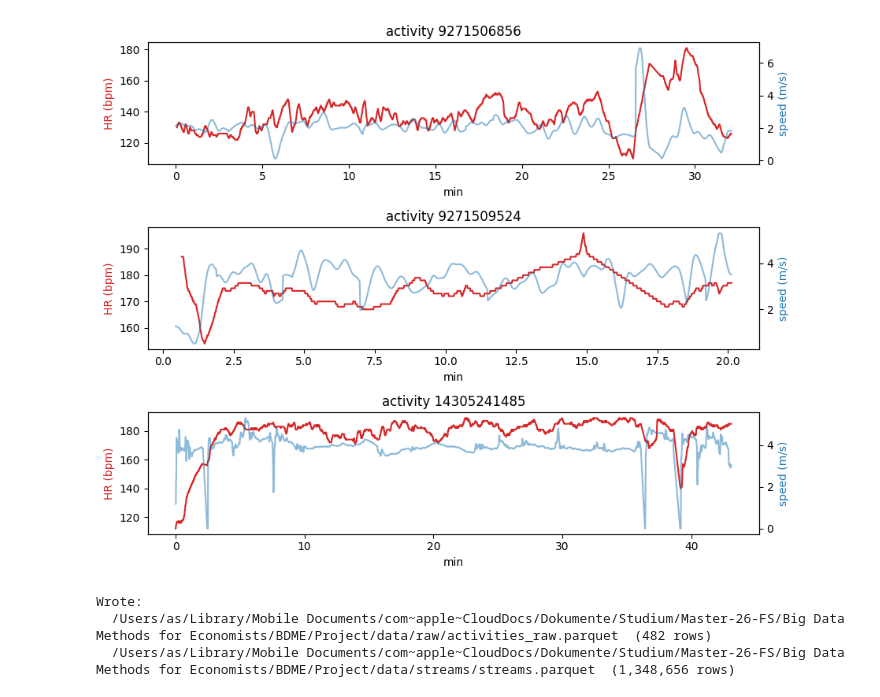
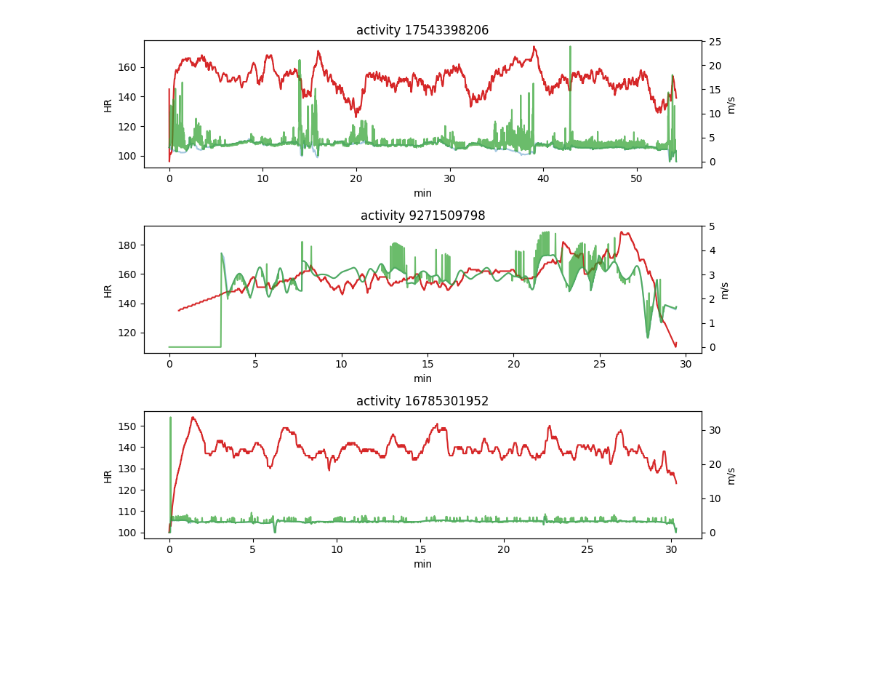
Before and after one commit to AlexS-1/BDME, a Jupyter notebook: Project/01_ingest.ipynb, the cells around one changed output. Cells and saved outputs as stored; diff of their text form; code cells hidden in the pictures; blank space fills up the shorter version.

```diff
--- a/Project/01_ingest.ipynb
+++ b/Project/01_ingest.ipynb
@@ -253,14 +379,15 @@ Parsed 482 non-empty streams, 0 errors
 # %%
-streams = pd.concat(parsed, ignore_index=True)
+streams = pd.concat(parsed_frames, ignore_index=True)
 
-# Enforce dtypes for compact parquet
 streams["activity_id"] = streams["activity_id"].astype("int64")
-streams["lat"] = streams["lat"].astype("float64")
-streams["lon"] = streams["lon"].astype("float64")
-for c in ["elapsed_s", "ele_m", "dist_m", "speed_mps", "hr_bpm", "cadence_rpm", "power_w", "temp_c"]:
+streams["discipline"]    = streams["discipline"].astype("category")
+streams["source_format"] = streams["source_format"].astype("category")
+for c in ("lat","lon"):
+    streams[c] = pd.to_numeric(streams[c], errors="coerce").astype("float64")
+for c in ("ele_m","dist_m","speed_mps","gap_speed_mps","hr_bpm","cadence_rpm","power_w","temp_c","elapsed_s"):
     streams[c] = pd.to_numeric(streams[c], errors="coerce").astype("float32")
-streams["source_format"] = streams["source_format"].astype("category")
-print("Stream rows:", len(streams))
+
+print(f"Stream rows: {len(streams):,}")
 print(streams.dtypes)
 streams.head()
 # %% [output]
@@ -318,37 +470,20 @@ Name: activities, dtype: int64
 # %%
 import matplotlib.pyplot as plt
 
-sample_ids = (
-    streams.drop_duplicates("activity_id")
-    .query("source_format == 'fit'")["activity_id"]
-    .sample(min(3, n_kept), random_state=0)
-    .tolist()
-)
-fig, axes = plt.subplots(len(sample_ids), 1, figsize=(9, 2.4 * len(sample_ids)), sharex=False)
-if len(sample_ids) == 1:
-    axes = [axes]
+sample_ids = (streams[streams["discipline"] == "running"]
+              .drop_duplicates("activity_id")["activity_id"]
+              .sample(min(3, streams["activity_id"].nunique()), random_state=0).tolist())
+
+fig, axes = plt.subplots(len(sample_ids), 1, figsize=(9, 2.6*len(sample_ids)), sharex=False)
+if len(sample_ids) == 1: axes = [axes]
 for ax, aid in zip(axes, sample_ids):
     s = streams[streams["activity_id"] == aid]
     ax2 = ax.twinx()
-    ax.plot(s["elapsed_s"] / 60, s["hr_bpm"], color="tab:red", label="HR")
-    ax2.plot(s["elapsed_s"] / 60, s["speed_mps"], color="tab:blue", alpha=0.5, label="speed")
-    ax.set_title(f"activity {aid}")
-    ax.set_ylabel("HR (bpm)", color="tab:red")
-    ax2.set_ylabel("speed (m/s)", color="tab:blue")
-    ax.set_xlabel("min")
-fig.tight_layout()
+    ax.plot(s["elapsed_s"]/60, s["hr_bpm"],         color="tab:red", label="HR (bpm)")
+    ax2.plot(s["elapsed_s"]/60, s["speed_mps"],     color="tab:blue", alpha=0.4, label="speed")
+    ax2.plot(s["elapsed_s"]/60, s["gap_speed_mps"], color="tab:green", alpha=0.7, label="GAP speed")
+    ax.set_title(f"activity {aid}"); ax.set_xlabel("min")
+    ax.set_ylabel("HR"); ax2.set_ylabel("m/s")
+plt.tight_layout(); plt.show()
 # %% [output]
-[figure, old version]
+[figure, new version]
-# %%
-# Persist the kept summary (drop the abs_path column — non-portable; recompute from Filename if needed)
-runs_out = runs.drop(columns=["abs_path"])
-runs_out.to_parquet(DATA_DIR / "raw" / "activities_raw.parquet", index=False)
-streams.to_parquet(DATA_DIR / "streams" / "streams.parquet", index=False)
-
-print("Wrote:")
-print(f"  {DATA_DIR/'raw'/'activities_raw.parquet'}  ({len(runs_out)} rows)")
-print(f"  {DATA_DIR/'streams'/'streams.parquet'}  ({len(streams):,} rows)")
-# %% [output]
-Wrote:
-  /Users/as/Library/Mobile Documents/com~apple~CloudDocs/Dokumente/Studium/Master-26-FS/Big Data Methods for Economists/BDME/Project/data/raw/activities_raw.parquet  (482 rows)
-  /Users/as/Library/Mobile Documents/com~apple~CloudDocs/Dokumente/Studium/Master-26-FS/Big Data Methods for Economists/BDME/Project/data/streams/streams.parquet  (1,348,656 rows)
```
Also changed, not shown: parts of 25 cells of this notebook, 9 other files.
